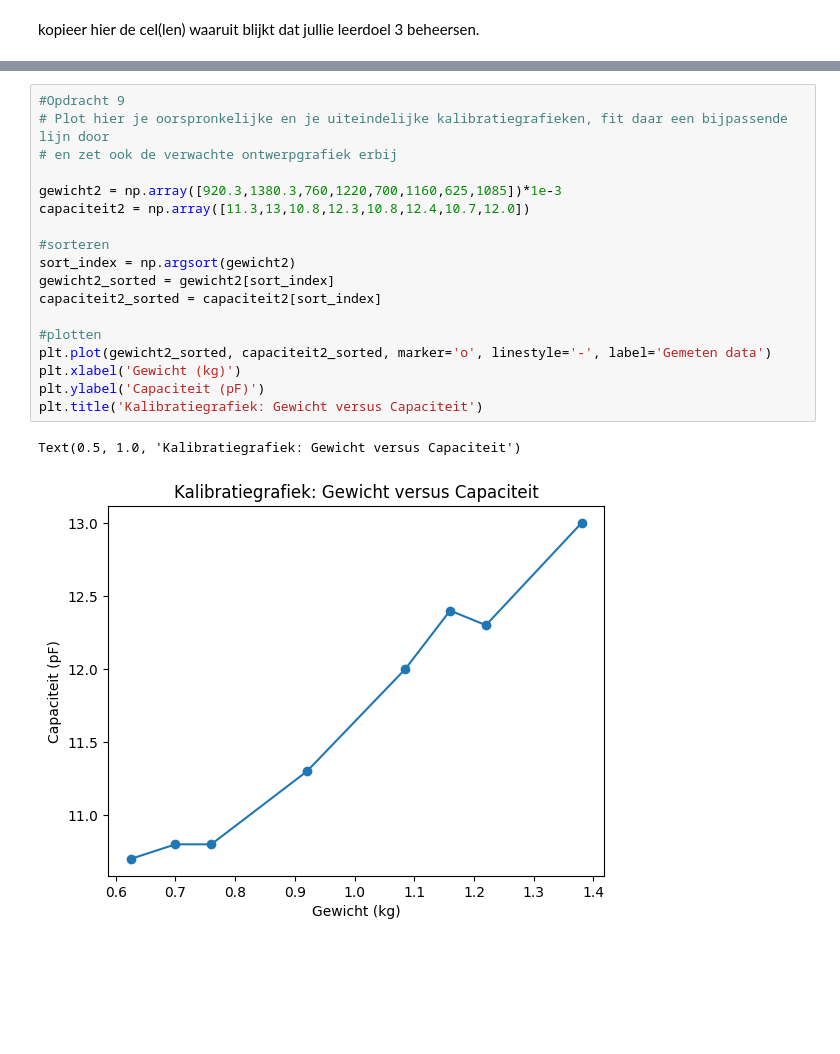
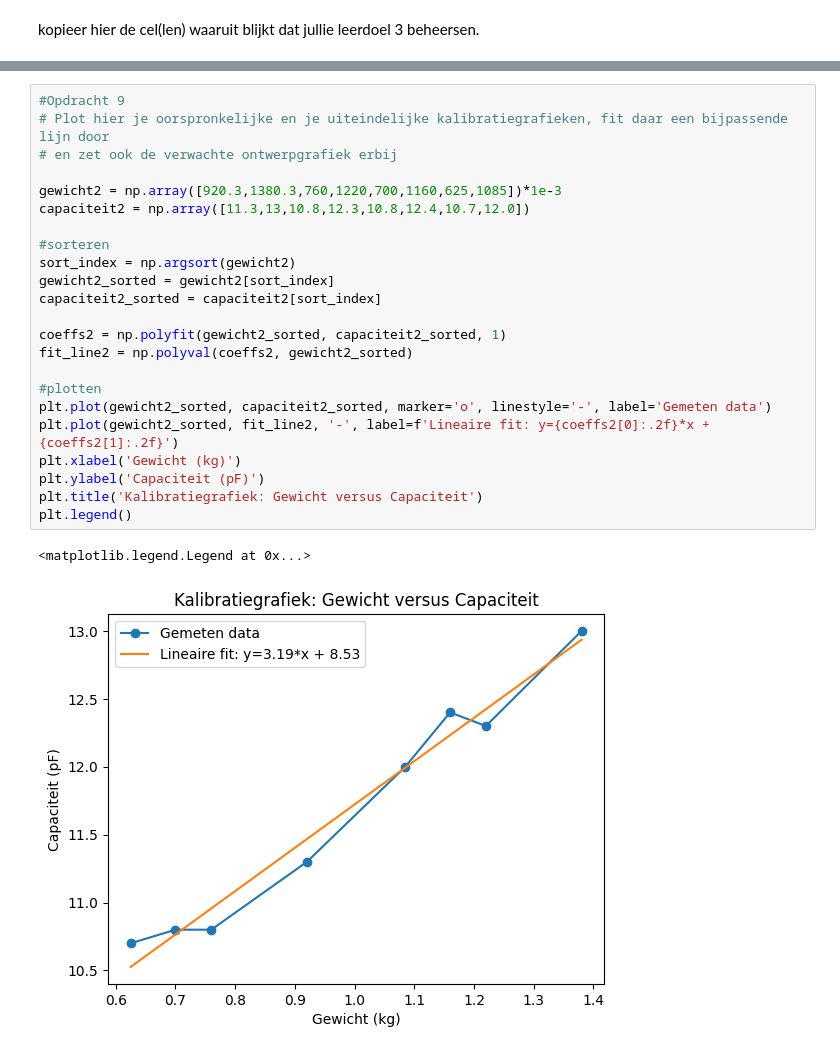
Before and after one commit to Nina925/opdrachten-DEF-D, a Jupyter notebook: FysiekeOntwerpopdrachten/2OntwerpEenSensorCondensator/DEFOntwerpopdracht2OntwerpEenSensorInvulTemplate.ipynb, the cells around one changed output, grey strips where cells are left out. Drawn from its saved outputs; the diff is of its cells as text; blank space fills up the shorter version.

```diff
--- a/FysiekeOntwerpopdrachten/2OntwerpEenSensorCondensator/DEFOntwerpopdracht2OntwerpEenSensorInvulTemplate.ipynb
+++ b/FysiekeOntwerpopdrachten/2OntwerpEenSensorCondensator/DEFOntwerpopdracht2OntwerpEenSensorInvulTemplate.ipynb
@@ -255,24 +277,29 @@ plt.grid(True)
 # %%
 #Opdracht 9
 # Plot hier je oorspronkelijke en je uiteindelijke kalibratiegrafieken, fit daar een bijpassende lijn door
 # en zet ook de verwachte ontwerpgrafiek erbij
 
 gewicht2 = np.array([920.3,1380.3,760,1220,700,1160,625,1085])*1e-3
 capaciteit2 = np.array([11.3,13,10.8,12.3,10.8,12.4,10.7,12.0])
 
 #sorteren
 sort_index = np.argsort(gewicht2)
 gewicht2_sorted = gewicht2[sort_index]
 capaciteit2_sorted = capaciteit2[sort_index]
 
+coeffs2 = np.polyfit(gewicht2_sorted, capaciteit2_sorted, 1)
+fit_line2 = np.polyval(coeffs2, gewicht2_sorted)
+
 #plotten
 plt.plot(gewicht2_sorted, capaciteit2_sorted, marker='o', linestyle='-', label='Gemeten data')
+plt.plot(gewicht2_sorted, fit_line2, '-', label=f'Lineaire fit: y={coeffs2[0]:.2f}*x + {coeffs2[1]:.2f}')
 plt.xlabel('Gewicht (kg)')
 plt.ylabel('Capaciteit (pF)')
 plt.title('Kalibratiegrafiek: Gewicht versus Capaciteit')
+plt.legend()
 # %% [output]
-Text(0.5, 1.0, 'Kalibratiegrafiek: Gewicht versus Capaciteit')
+<matplotlib.legend.Legend at 0x...>
-[figure, old version]
+[figure, new version]
 # %%
 #Opgave 4:
 # Plot hier de verwachte ontwerpgrafiek van jullie sensoren.
```
Also changed, not shown: parts of 8 cells of this notebook.
